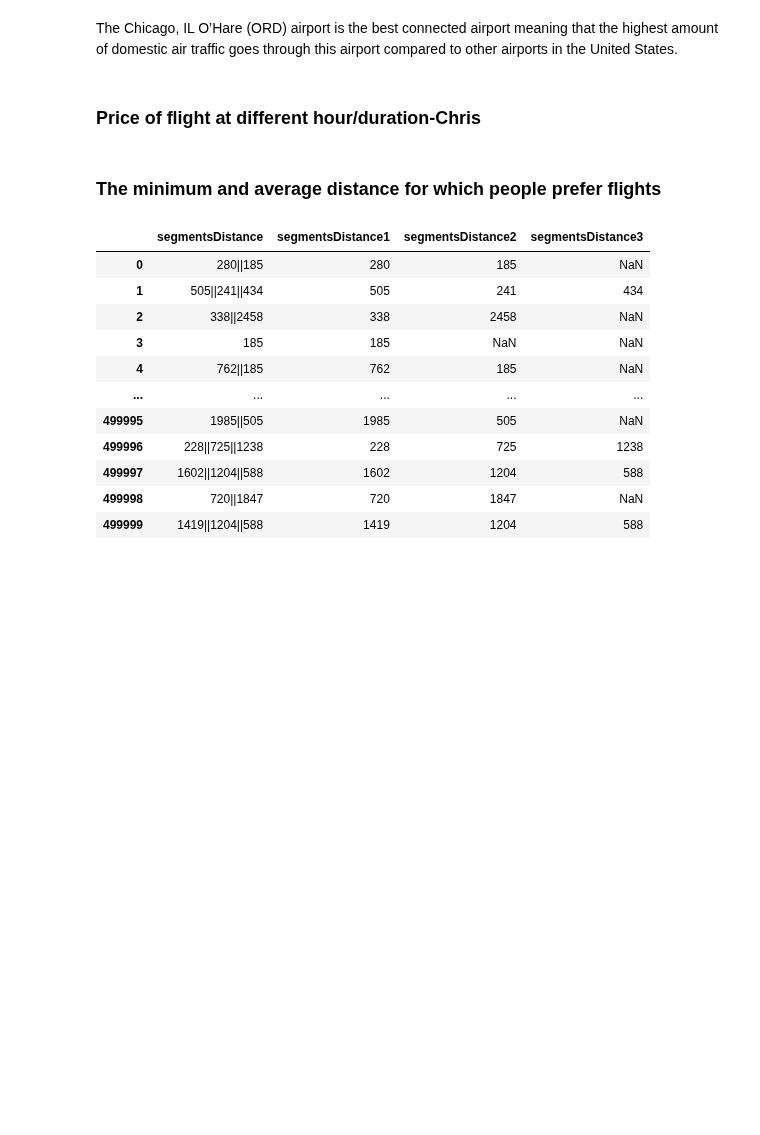
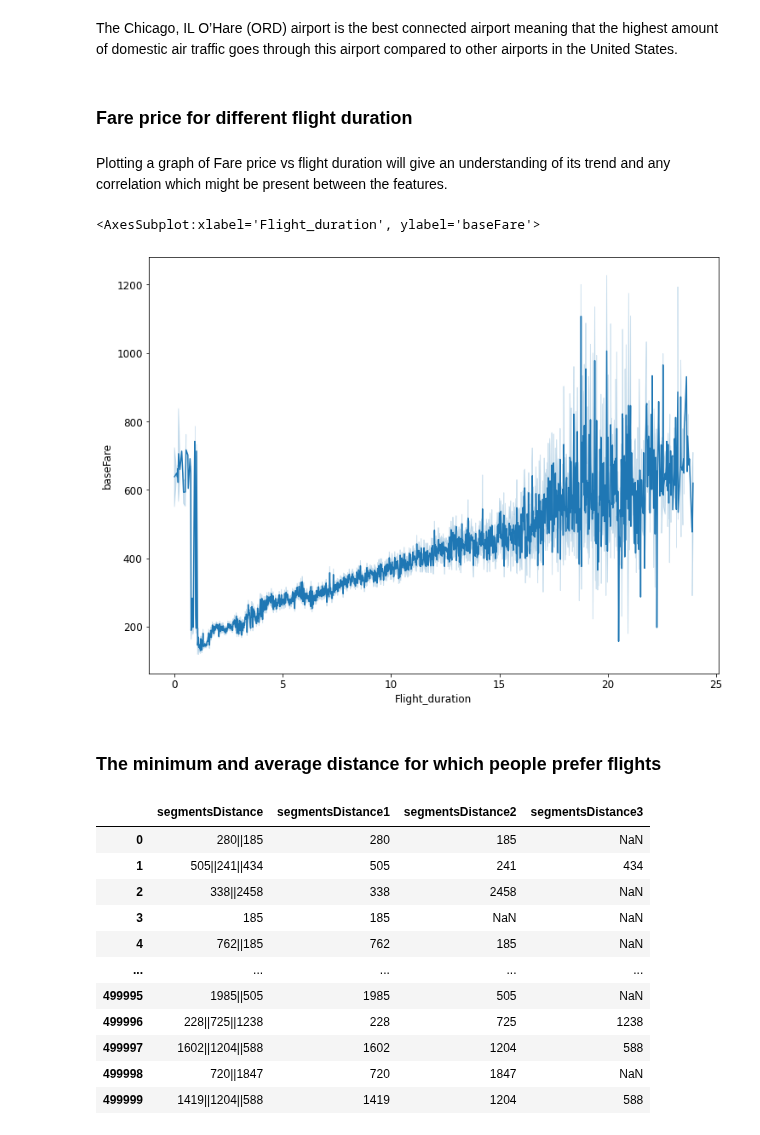
Before and after one commit to ChrisAlex2104/Data-and-Network-project, a Jupyter notebook: Final Project Notebook_v1.ipynb, the cells around one changed output. Drawn from its saved outputs; the diff is of its cells as text; code cells hidden in the pictures; blank space fills up the shorter version.

```diff
--- a/Final Project Notebook_v1.ipynb
+++ b/Final Project Notebook_v1.ipynb
@@ -336,7 +346,14 @@ dtype: int64
 # %% [markdown]
 The Chicago, IL O’Hare (ORD) airport is the best connected airport meaning that the highest amount of domestic air traffic goes through this airport compared to other airports in the United States.
 # %% [markdown]
-### Price of flight at different hour/duration-Chris
+### Fare price for different flight duration
+# %% [markdown]
+Plotting a graph of Fare price vs flight duration will give an understanding of its trend and any correlation which might be present between the features.
+# %%
+sns.lineplot(x=data["Flight_duration"], y=data["baseFare"])
+# %% [output]
+<AxesSubplot:xlabel='Flight_duration', ylabel='baseFare'>
+[figure, added]
 # %% [markdown]
 ### The minimum and average distance for which people prefer flights
 # %%
```
Also changed, not shown: parts of 6 cells of this notebook.
